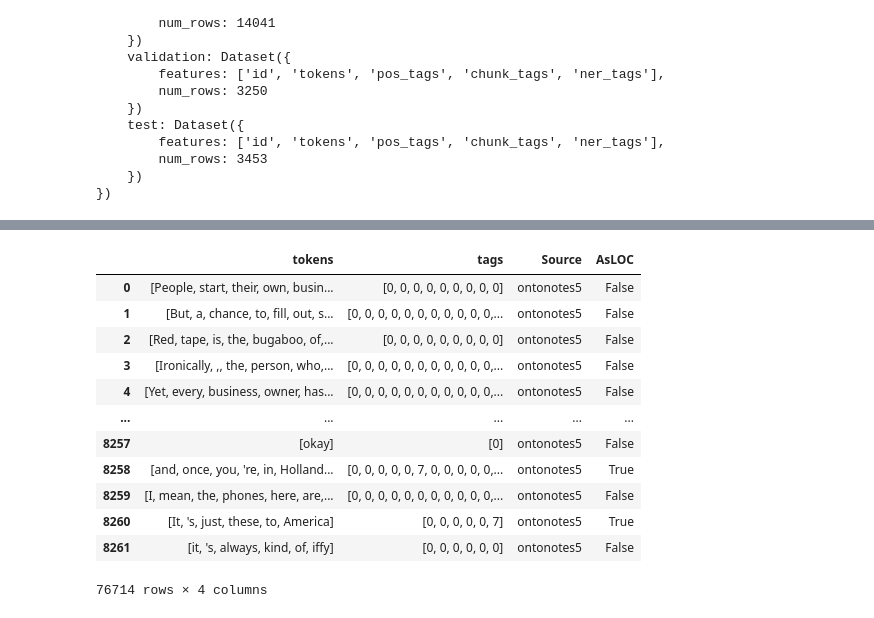
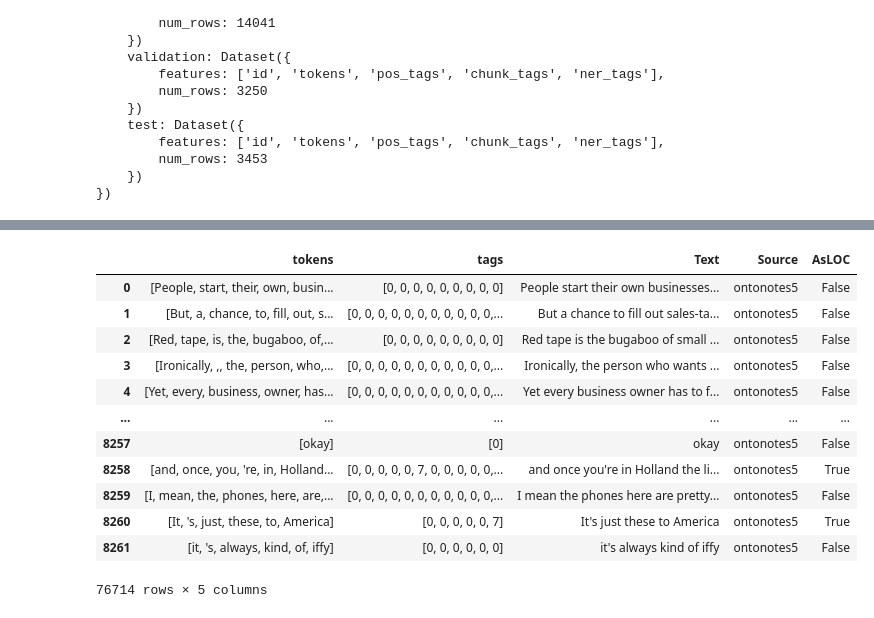
Before and after one commit to EtzionR/LM4GeoAI, a Jupyter notebook: preprocess_datasets.ipynb, the cells around one changed output, grey strips where cells are left out. Cells and saved outputs as stored; diff of their text form; code cells hidden in the pictures.

```diff
--- a/preprocess_datasets.ipynb
+++ b/preprocess_datasets.ipynb
@@ -24,3 +24,16 @@ Successfully installed aiohappyeyeballs-2.6.1 aiohttp-3.13.2 aiosignal-1.4.0 any
 import matplotlib.pyplot as plt
 import pandas as pd
 import numpy as np
+# %%
+STOPWORDS_START = {"'s", "n't",  "'re","'m", "'ll", "'ve","'ll",
+                   '$',';', '%',
+                   '?','/?', ':',
+                   ', ',"''",
+                   '!', '!!', '!!!',
+                   '/.', '.','...','/-', '/', '..'}
+
+STOPWORDS_END = {'``'}
+
+STOPWORDS_BOTH = {'"','--','-'}
+
+len(STOPWORDS_START)+len(STOPWORDS_BOTH)+len(STOPWORDS_END)
@@ -76,11 +86,21 @@ DatasetDict({
 })
 # %%
 def dataset_to_pandas(ds):
-    return pd.concat([ds['train'].to_pandas(),
-                      ds['validation'].to_pandas(),
-                      ds['test'].to_pandas()])
+    return pd.concat([ds[key].to_pandas() for key in ds.keys()])
+
+
+def tokens_to_text(tokens):
+    text = ' '.join(tokens)
+    for sw in STOPWORDS_START:
+        text = text.replace(f' {sw}', sw)
+    for sw in STOPWORDS_END:
+        text = text.replace(f'{sw} ', sw)
+    for sw in STOPWORDS_BOTH:
+        text = text.replace(f' {sw} ', sw)
+    return text
 
 cdf = dataset_to_pandas(conll)
+cdf['Text'] = cdf.tokens.apply(tokens_to_text)
 cdf['Source'] = ['conll2003']*len(cdf)
 cdf['AsLOC'] = cdf.ner_tags.apply(lambda lst: CONLL_LOC in lst)
 cdf
@@ -101,20 +121,21 @@ cdf
 # %%
 odf = dataset_to_pandas(ontonotes)
+odf['Text'] = odf.tokens.apply(tokens_to_text)
 odf['Source'] = ['ontonotes5']*len(odf)
 odf['AsLOC'] = odf.tags.apply(lambda lst: sum([i in ONTONOTES_LOC for i in lst])>0)
 odf
 # %% [output]
-|  | tokens | tags | Source | AsLOC |
-| 0 | [People, start, their, own, busin... | [0, 0, 0, 0, 0, 0, 0, 0, 0] | ontonotes5 | False |
-| 1 | [But, a, chance, to, fill, out, s... | [0, 0, 0, 0, 0, 0, 0, 0, 0, 0, 0,... | ontonotes5 | False |
-| 2 | [Red, tape, is, the, bugaboo, of,... | [0, 0, 0, 0, 0, 0, 0, 0, 0] | ontonotes5 | False |
-| 3 | [Ironically, ,, the, person, who,... | [0, 0, 0, 0, 0, 0, 0, 0, 0, 0, 0,... | ontonotes5 | False |
-| 4 | [Yet, every, business, owner, has... | [0, 0, 0, 0, 0, 0, 0, 0, 0, 0, 0,... | ontonotes5 | False |
-| ... | ... | ... | ... | ... |
-| 8257 | [okay] | [0] | ontonotes5 | False |
-| 8258 | [and, once, you, 're, in, Holland... | [0, 0, 0, 0, 0, 7, 0, 0, 0, 0, 0,... | ontonotes5 | True |
-| 8259 | [I, mean, the, phones, here, are,... | [0, 0, 0, 0, 0, 0, 0, 0, 0, 0, 0,... | ontonotes5 | False |
-| 8260 | [It, 's, just, these, to, America] | [0, 0, 0, 0, 0, 7] | ontonotes5 | True |
-| 8261 | [it, 's, always, kind, of, iffy] | [0, 0, 0, 0, 0, 0] | ontonotes5 | False |
+|  | tokens | tags | Text | Source | AsLOC |
+| 0 | [People, start, their, own, busin... | [0, 0, 0, 0, 0, 0, 0, 0, 0] | People start their own businesses... | ontonotes5 | False |
+| 1 | [But, a, chance, to, fill, out, s... | [0, 0, 0, 0, 0, 0, 0, 0, 0, 0, 0,... | But a chance to fill out sales-ta... | ontonotes5 | False |
+| 2 | [Red, tape, is, the, bugaboo, of,... | [0, 0, 0, 0, 0, 0, 0, 0, 0] | Red tape is the bugaboo of small ... | ontonotes5 | False |
+| 3 | [Ironically, ,, the, person, who,... | [0, 0, 0, 0, 0, 0, 0, 0, 0, 0, 0,... | Ironically, the person who wants ... | ontonotes5 | False |
+| 4 | [Yet, every, business, owner, has... | [0, 0, 0, 0, 0, 0, 0, 0, 0, 0, 0,... | Yet every business owner has to f... | ontonotes5 | False |
+| ... | ... | ... | ... | ... | ... |
+| 8257 | [okay] | [0] | okay | ontonotes5 | False |
+| 8258 | [and, once, you, 're, in, Holland... | [0, 0, 0, 0, 0, 7, 0, 0, 0, 0, 0,... | and once you're in Holland the li... | ontonotes5 | True |
+| 8259 | [I, mean, the, phones, here, are,... | [0, 0, 0, 0, 0, 0, 0, 0, 0, 0, 0,... | I mean the phones here are pretty... | ontonotes5 | False |
+| 8260 | [It, 's, just, these, to, America] | [0, 0, 0, 0, 0, 7] | It's just these to America | ontonotes5 | True |
+| 8261 | [it, 's, always, kind, of, iffy] | [0, 0, 0, 0, 0, 0] | it's always kind of iffy | ontonotes5 | False |
-76714 rows × 4 columns
+76714 rows × 5 columns
 # %%
```
Also changed, not shown: parts of 8 cells of this notebook.
